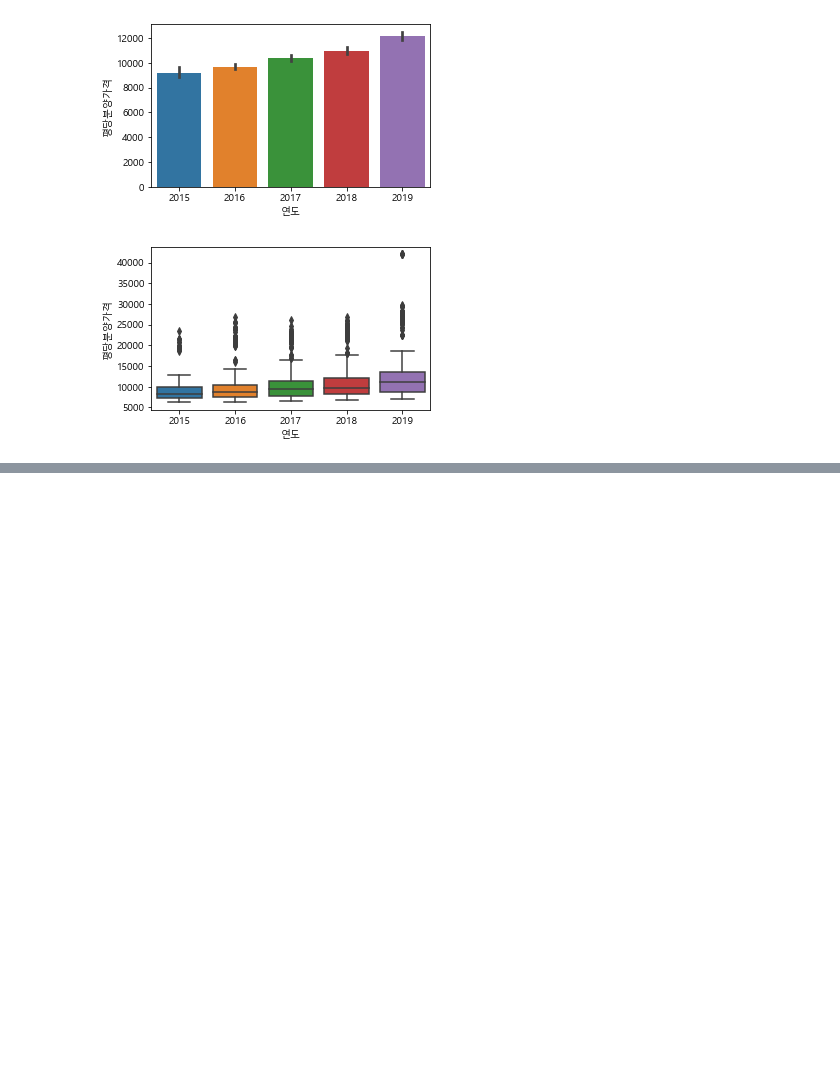
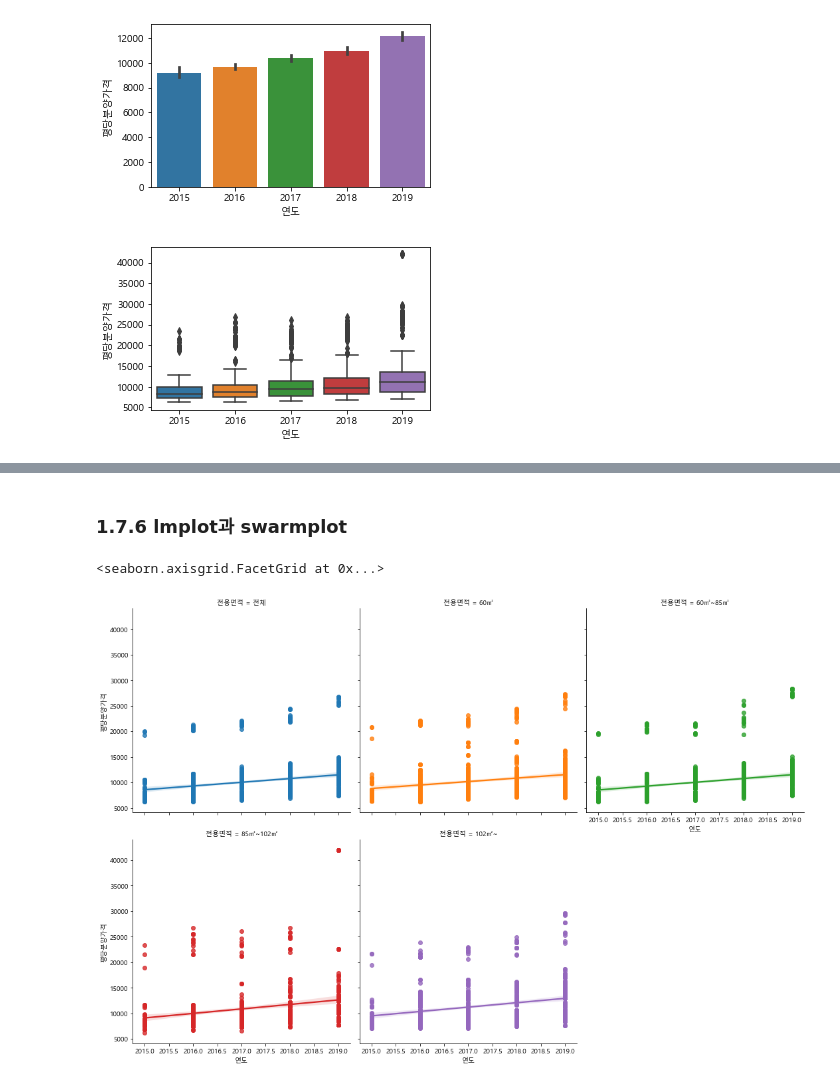
Before and after one commit to sookm/inflearn_lecture_opendata, a Jupyter notebook: 01-apt-price-input_210519.ipynb, the cells around one changed output, grey strips where cells are left out. Cells and saved outputs as stored; diff of their text form; code cells hidden in the pictures; blank space fills up the shorter version.

```diff
--- a/01-apt-price-input_210519.ipynb
+++ b/01-apt-price-input_210519.ipynb
@@ -620,0 +624,22 @@ sns.boxplot(data=df_last, x="연도", y="평당분양가격")
+# %% [markdown]
+### 1.7.6   lmplot과 swarmplot
+# %%
+# scatterplot : 데이터의 분포를 보여줌
+# sns.scatterplot(data=df_last, x="연도", y="평당분양가격")
+
+# regplot : 데이터의 상관관계 같이 보여줌
+# sns.regplot(data=df_last, x="연도", y="평당분양가격", hue="전용면적") #오류
+
+# 색깔별 표현 옵션 -> lmplot
+sns.lmplot(data=df_last, x="연도", y="평당분양가격", hue="전용면적",
+           col="전용면적", col_wrap=3)
+# 색이 겹쳐져서 보이기 때문에, 그래프를 나눠서 보기
+
+# lmplot 은 x, y 축이 모두 수치형일때 사용이 적합하나,
+
+# 이 데이터에서의 연도는 수치형이라기 보다는
+# -> 카테고리, 범주형에 가깝기 때문에
+# => swarmplot이 적합해 보임.
+# %% [output]
+<seaborn.axisgrid.FacetGrid at 0x...>
+[figure, added]
```
Also changed, not shown: parts of 19 cells of this notebook.
